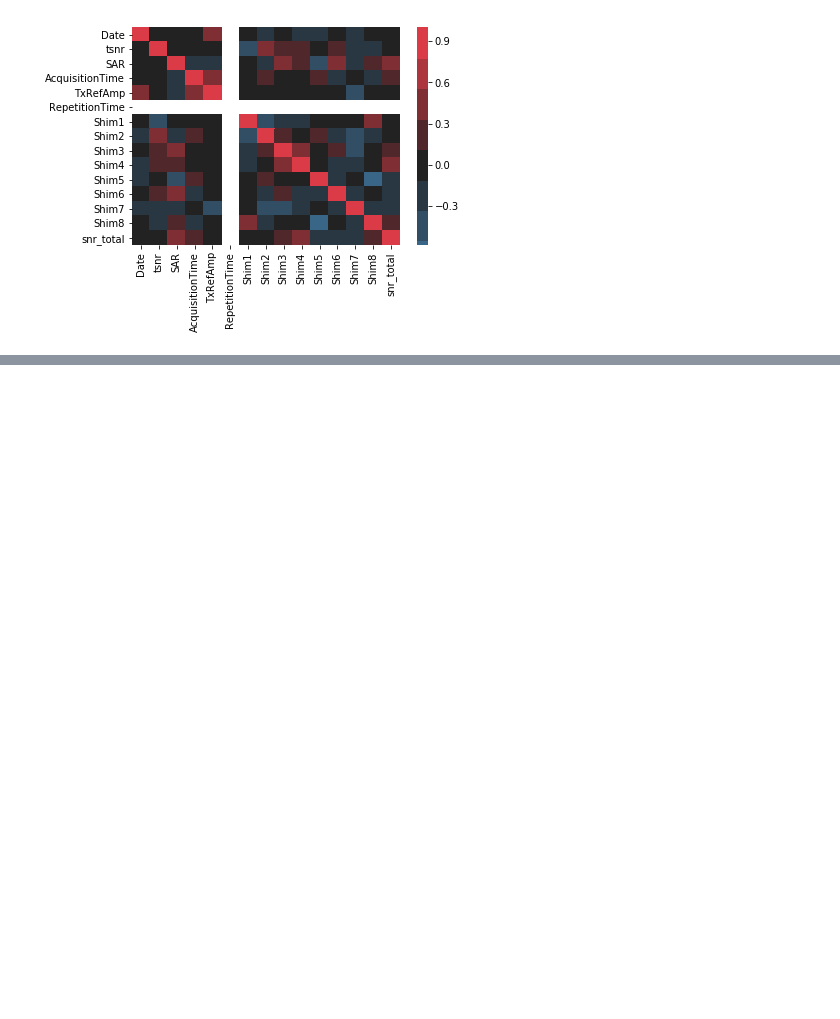
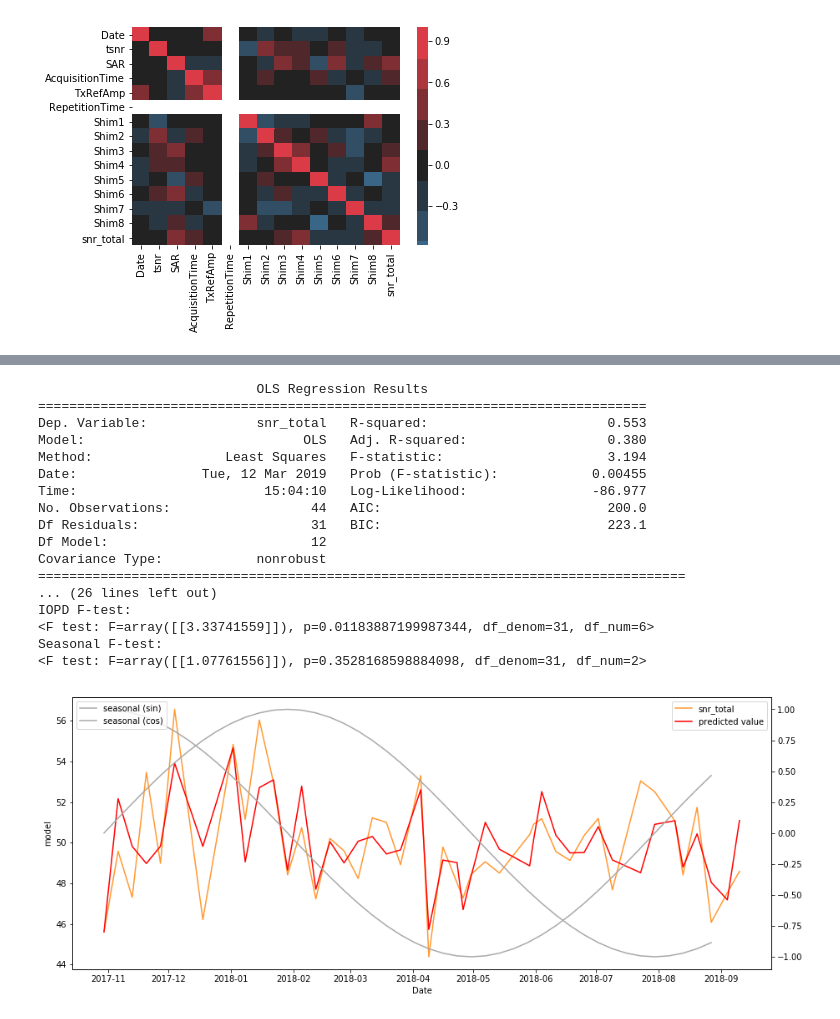
Before and after one commit to proj-nuisance/nuisance, a Jupyter notebook: ipy/nuisance.ipynb, the cells around one changed output, grey strips where cells are left out. Saved outputs shown, nothing was run; the diff lists cells and outputs as text; code cells hidden in the pictures; blank space fills up the shorter version.

```diff
--- a/ipy/nuisance.ipynb
+++ b/ipy/nuisance.ipynb
@@ -151,0 +202,21 @@ df3 = pd.DataFrame(files3,columns=['Date', 'snr_total', 'TxRefAmp', 'Acquisition
+# %%
+regress('snr_total', df3)
+# %% [output]
+                            OLS Regression Results
+==============================================================================
+Dep. Variable:              snr_total   R-squared:                       0.553
+Model:                            OLS   Adj. R-squared:                  0.380
+Method:                 Least Squares   F-statistic:                     3.194
+Date:                Tue, 12 Mar 2019   Prob (F-statistic):            0.00455
+Time:                        15:04:10   Log-Likelihood:                -86.977
+No. Observations:                  44   AIC:                             200.0
+Df Residuals:                      31   BIC:                             223.1
+Df Model:                          12
+Covariance Type:            nonrobust
+===================================================================================
+... (26 lines left out)
+IOPD F-test:
+<F test: F=array([[3.33741559]]), p=0.01183887199987344, df_denom=31, df_num=6>
+Seasonal F-test:
+<F test: F=array([[1.07761556]]), p=0.3528168598884098, df_denom=31, df_num=2>
+[figure, added]
```
Also changed, not shown: parts of 5 cells of this notebook.
